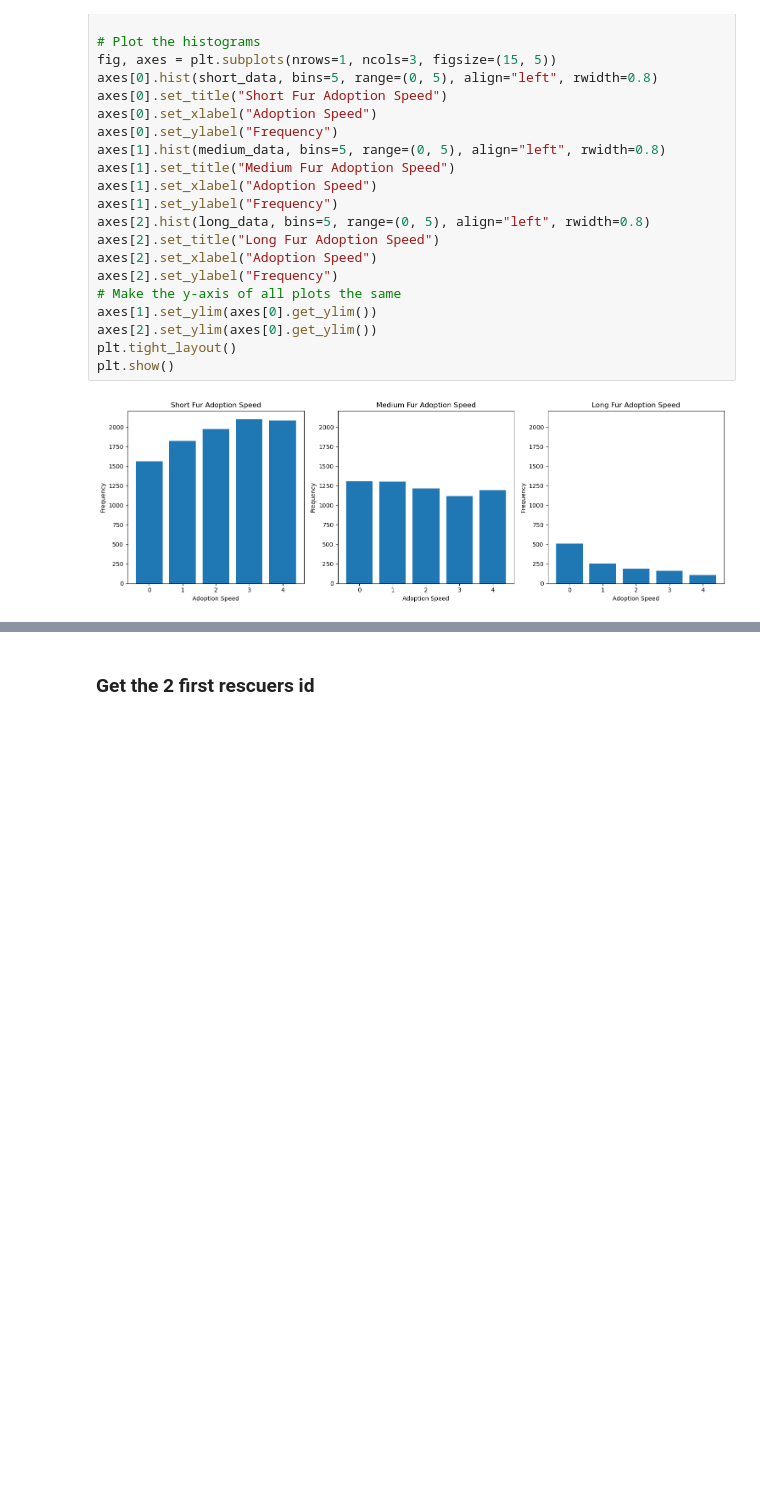
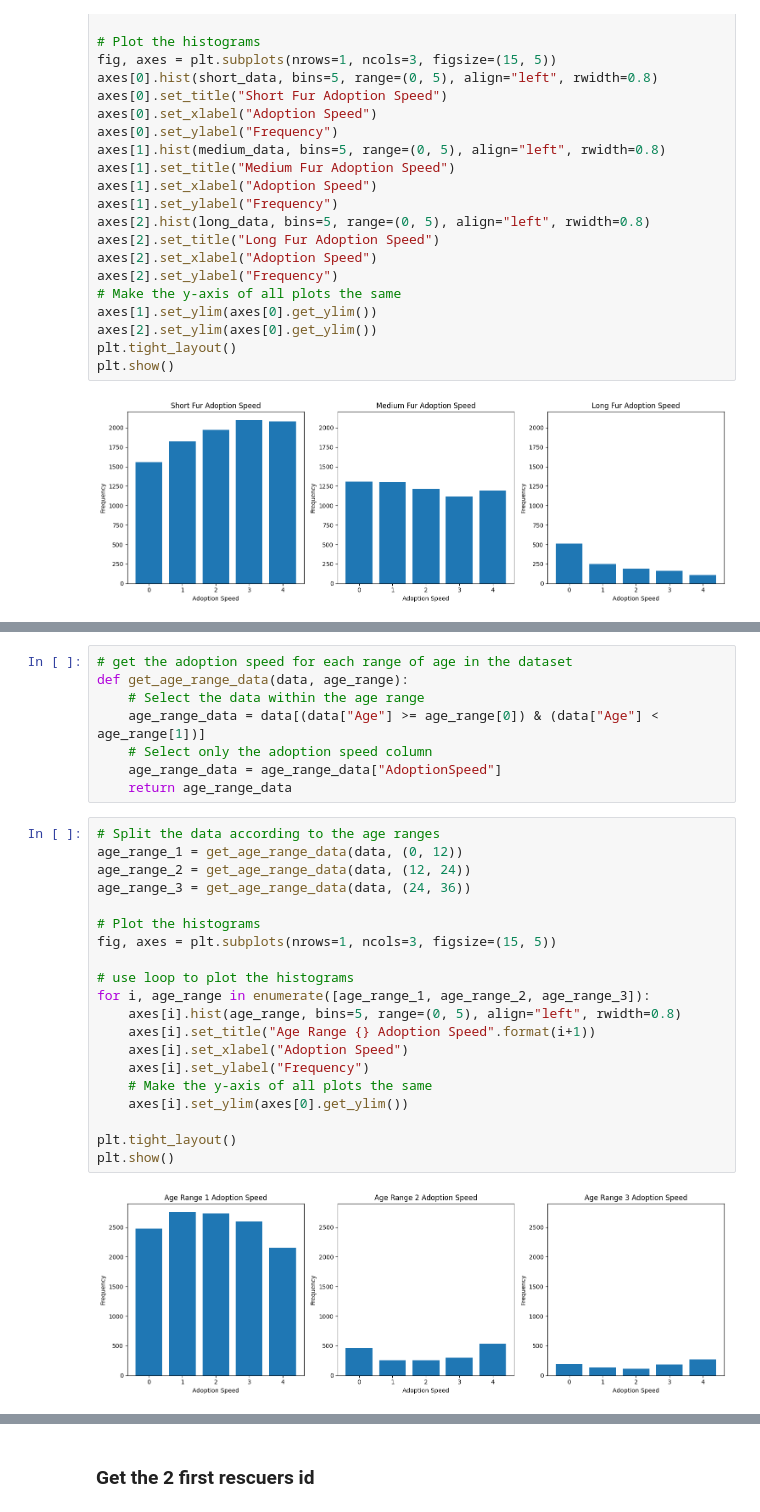
Before and after one commit to osamamagdy/PetFinder, a Jupyter notebook: data_visualization.ipynb, the cells around one changed output, grey strips where cells are left out. Cells and saved outputs as stored; diff of their text form; blank space fills up the shorter version.

```diff
--- a/data_visualization.ipynb
+++ b/data_visualization.ipynb
@@ -678,0 +708,30 @@ plt.show()
+# %%
+# get the adoption speed for each range of age in the dataset
+def get_age_range_data(data, age_range):
+    # Select the data within the age range
+    age_range_data = data[(data["Age"] >= age_range[0]) & (data["Age"] < age_range[1])]
+    # Select only the adoption speed column
+    age_range_data = age_range_data["AdoptionSpeed"]
+    return age_range_data
+# %%
+# Split the data according to the age ranges
+age_range_1 = get_age_range_data(data, (0, 12))
+age_range_2 = get_age_range_data(data, (12, 24))
+age_range_3 = get_age_range_data(data, (24, 36))
+
+# Plot the histograms
+fig, axes = plt.subplots(nrows=1, ncols=3, figsize=(15, 5))
+
+# use loop to plot the histograms
+for i, age_range in enumerate([age_range_1, age_range_2, age_range_3]):
+    axes[i].hist(age_range, bins=5, range=(0, 5), align="left", rwidth=0.8)
+    axes[i].set_title("Age Range {} Adoption Speed".format(i+1))
+    axes[i].set_xlabel("Adoption Speed")
+    axes[i].set_ylabel("Frequency")
+    # Make the y-axis of all plots the same
+    axes[i].set_ylim(axes[0].get_ylim())
+
+plt.tight_layout()
+plt.show()
+# %% [output]
+[figure, added]
```
Also changed, not shown: parts of 19 cells of this notebook.
